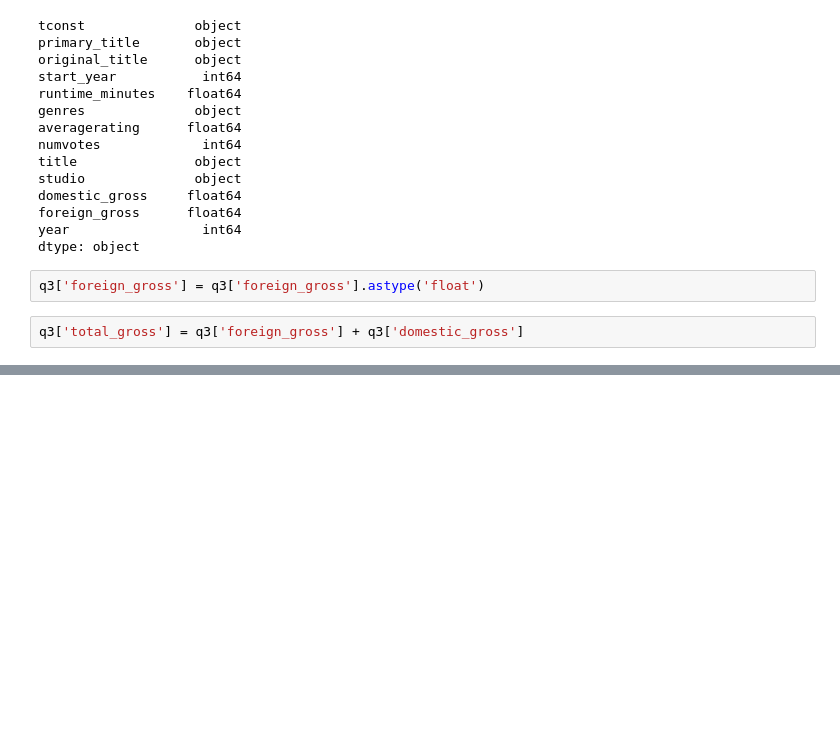
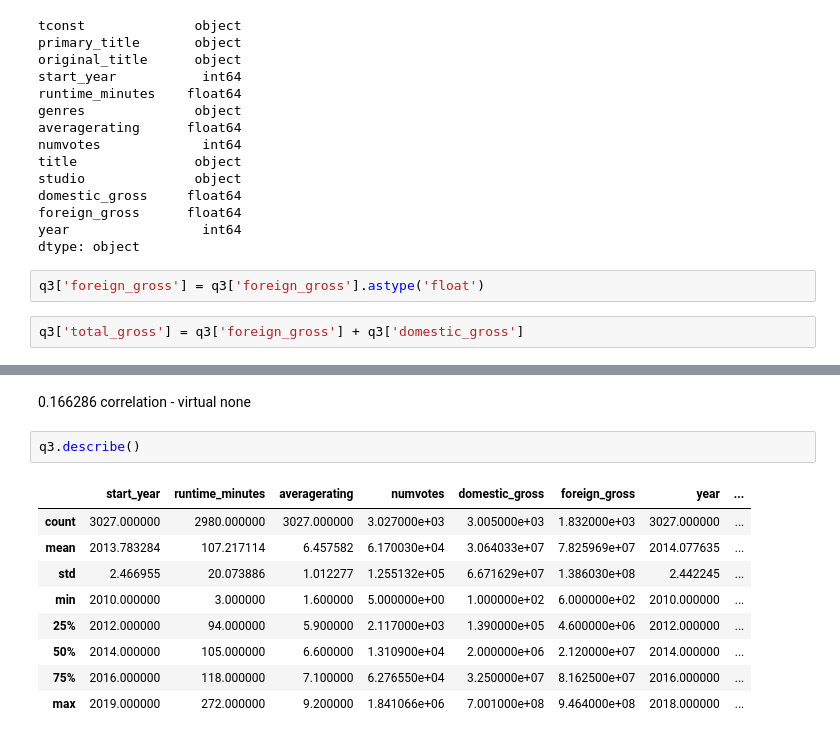
Before and after one commit to raizelistaken/MovieAnalysis, a Jupyter notebook: dsc-phase1-project-template.ipynb, the cells around one changed output, grey strips where cells are left out. Cells and saved outputs as stored; diff of their text form; blank space fills up the shorter version.

```diff
--- a/dsc-phase1-project-template.ipynb
+++ b/dsc-phase1-project-template.ipynb
@@ -673,0 +705,14 @@ q3.head()
+# %% [markdown]
+0.166286 correlation - virtual none
+# %%
+q3.describe()
+# %% [output]
+|  | start_year | runtime_minutes | averagerating | numvotes | domestic_gross | foreign_gross | year | ... |
+| count | 3027.000000 | 2980.000000 | 3027.000000 | 3.027000e+03 | 3.005000e+03 | 1.832000e+03 | 3027.000000 | ... |
+| mean | 2013.783284 | 107.217114 | 6.457582 | 6.170030e+04 | 3.064033e+07 | 7.825969e+07 | 2014.077635 | ... |
+| std | 2.466955 | 20.073886 | 1.012277 | 1.255132e+05 | 6.671629e+07 | 1.386030e+08 | 2.442245 | ... |
+| min | 2010.000000 | 3.000000 | 1.600000 | 5.000000e+00 | 1.000000e+02 | 6.000000e+02 | 2010.000000 | ... |
+| 25% | 2012.000000 | 94.000000 | 5.900000 | 2.117000e+03 | 1.390000e+05 | 4.600000e+06 | 2012.000000 | ... |
+| 50% | 2014.000000 | 105.000000 | 6.600000 | 1.310900e+04 | 2.000000e+06 | 2.120000e+07 | 2014.000000 | ... |
+| 75% | 2016.000000 | 118.000000 | 7.100000 | 6.276550e+04 | 3.250000e+07 | 8.162500e+07 | 2016.000000 | ... |
+| max | 2019.000000 | 272.000000 | 9.200000 | 1.841066e+06 | 7.001000e+08 | 9.464000e+08 | 2018.000000 | ... |
```
Also changed, not shown: parts of 2 cells of this notebook.
